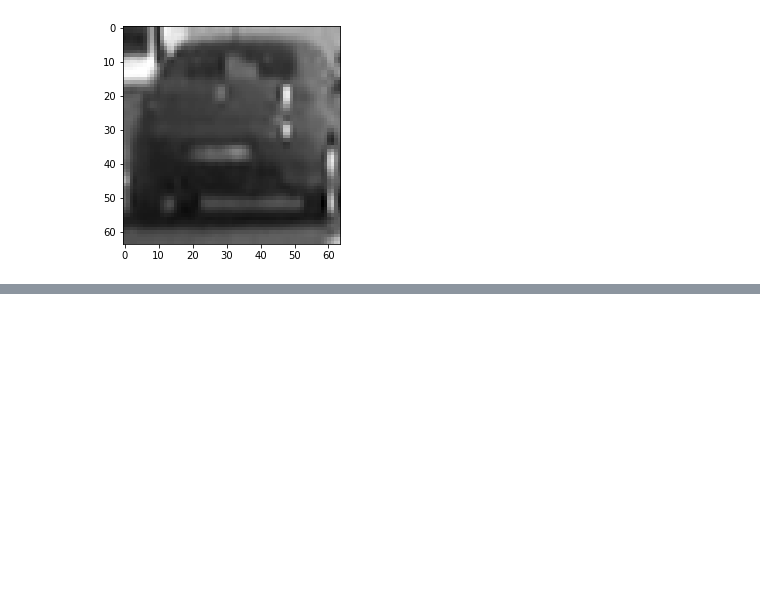
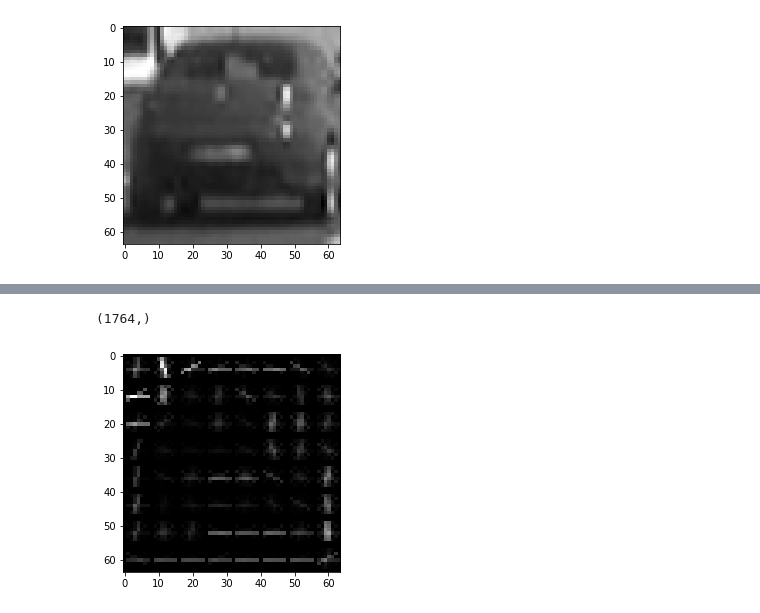
Before and after one commit to lidija9/ML-project, a Jupyter notebook: sveska_1.ipynb, the cells around one changed output, grey strips where cells are left out. Drawn from its saved outputs; the diff is of its cells as text; code cells hidden in the pictures; blank space fills up the shorter version.

```diff
--- a/sveska_1.ipynb
+++ b/sveska_1.ipynb
@@ -63,0 +107,14 @@ plt.show()
+# %%
+features, hog_image = hog(image_gray,
+                          orientations = 9, # koliko uglova zelimo da imamo
+                          pixels_per_cell = (8, 8), # dimenzije celije
+                          cells_per_block = (2, 2),
+                          transform_sqrt = False,
+                          visualize = True,
+                          feature_vector = True)
+print(features.shape)
+plt.imshow(hog_image, cmap='gray')
+plt.show()
+# %% [output]
+(1764,)
+[figure, added]
```
Also changed, not shown: parts of 43 cells of this notebook, 2 other files.
